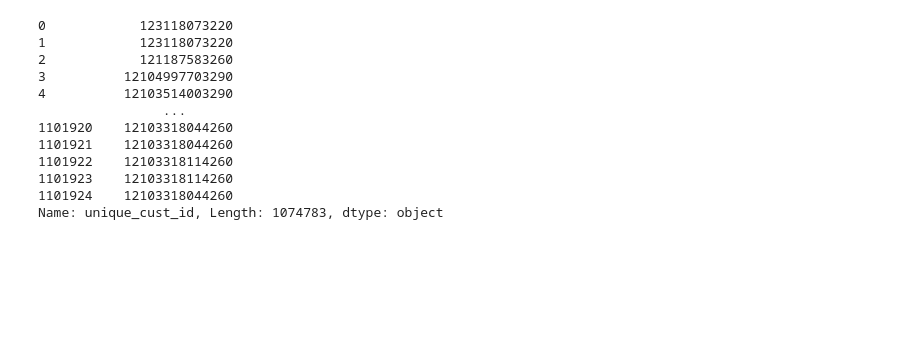
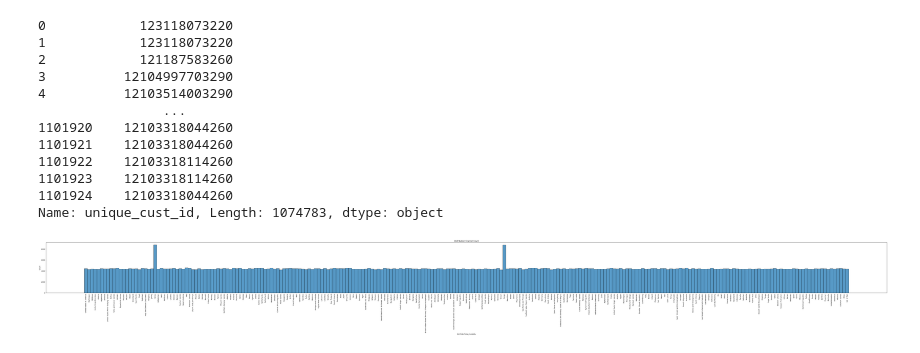
Before and after one commit to pratayyy/Order-Amount-Prediction, a Jupyter notebook: Order_Amount_Prediction.ipynb, the cells around one changed output. Drawn from its saved outputs; the diff is of its cells as text; code cells hidden in the pictures; blank space fills up the shorter version.

```diff
--- a/Order_Amount_Prediction.ipynb
+++ b/Order_Amount_Prediction.ipynb
@@ -233,0 +237,8 @@ df['ORDER_AMOUNT'] = pd.to_numeric(df['ORDER_AMOUNT'], errors = 'coerce')
+# %%
+plt.figure(figsize = (100, 6))
+sns.histplot(df['DISTRIBUTION_CHANNEL'], bins = 400)
+plt.xticks(rotation = 'vertical')
+plt.title('Distribution Channel Count')
+plt.show()
+# %% [output]
+[figure, added]
```
Also changed, not shown: parts of 6 cells of this notebook.
